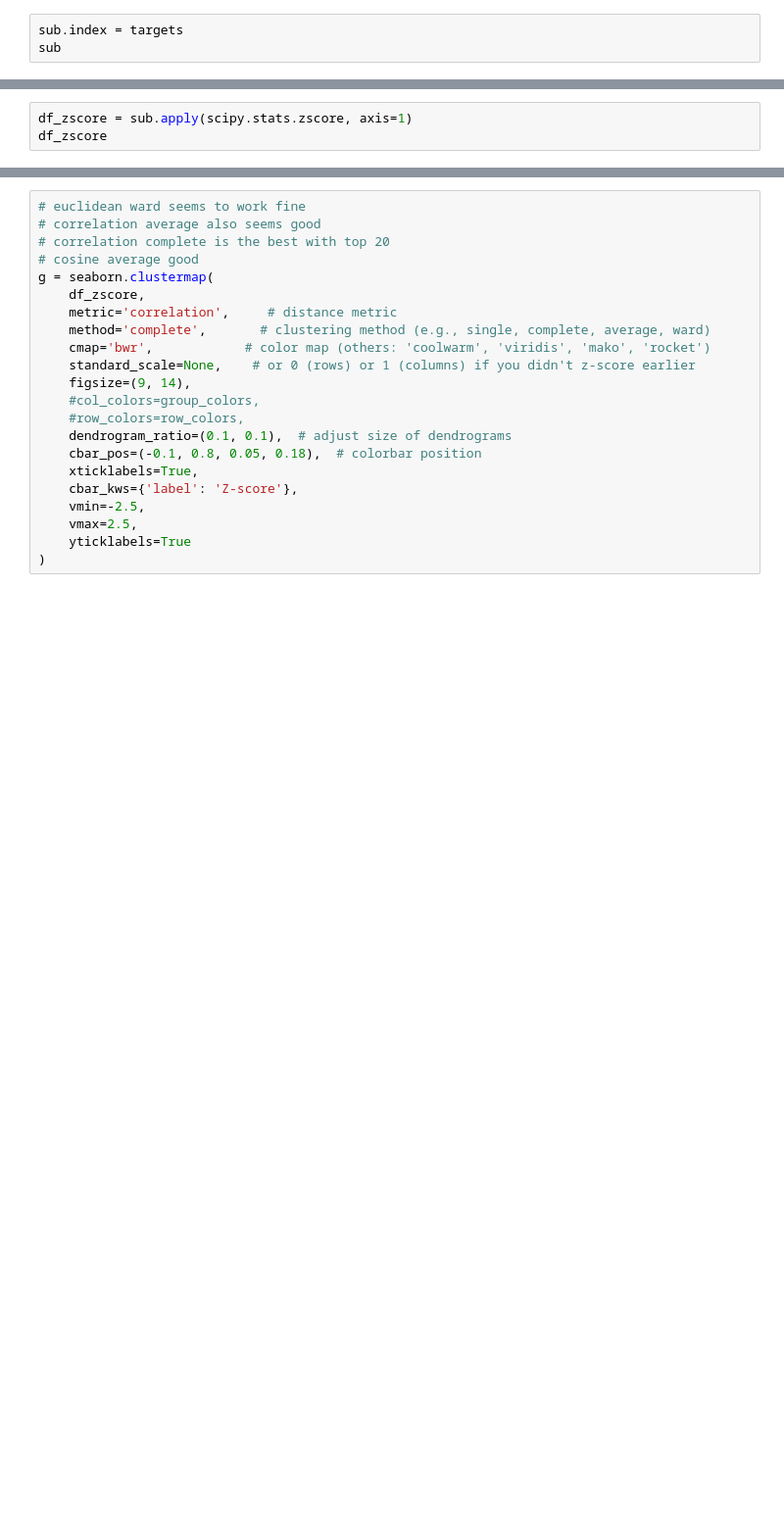
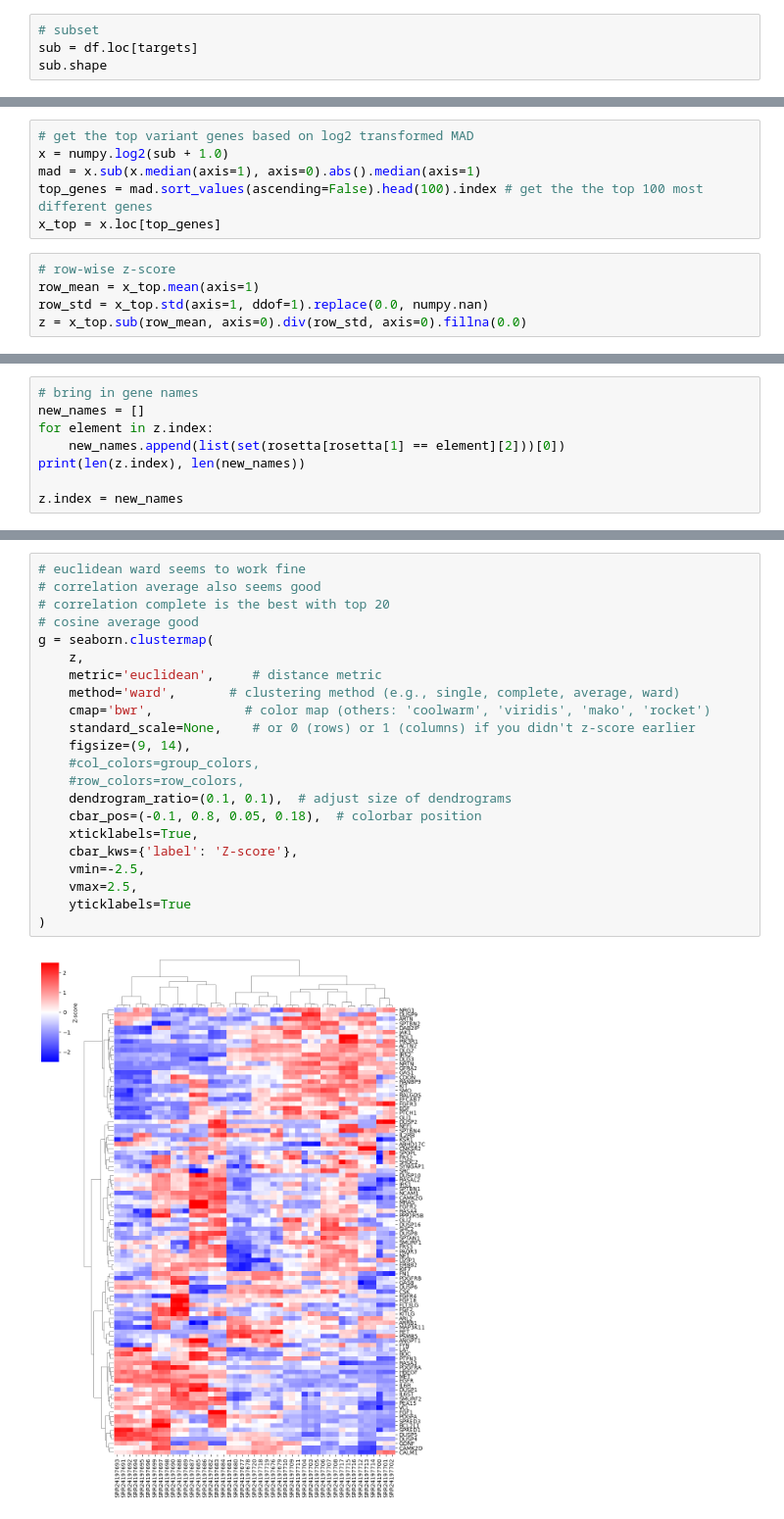
Before and after one commit to adelomana/BMCBF, a Jupyter notebook: research/038_husavik/003_pattern/heatmap data driven feb26.ipynb, the cells around one changed output, grey strips where cells are left out. Shown at 98% size. Saved outputs shown, nothing was run; the diff lists cells and outputs as text; blank space fills up the shorter version.

```diff
--- a/research/038_husavik/003_pattern/heatmap data driven feb26.ipynb
+++ b/research/038_husavik/003_pattern/heatmap data driven feb26.ipynb
@@ -103,3 +122,4 @@ sub
 # %%
-sub.index = targets
-sub
+# subset
+sub = df.loc[targets]
+sub.shape
@@ -106,3 +128,11 @@ sub
+# %%
+# get the top variant genes based on log2 transformed MAD
+x = numpy.log2(sub + 1.0)
+mad = x.sub(x.median(axis=1), axis=0).abs().median(axis=1)
+top_genes = mad.sort_values(ascending=False).head(100).index # get the the top 100 most different genes
+x_top = x.loc[top_genes]
 # %%
-df_zscore = sub.apply(scipy.stats.zscore, axis=1)
-df_zscore
+# row-wise z-score
+row_mean = x_top.mean(axis=1)
+row_std = x_top.std(axis=1, ddof=1).replace(0.0, numpy.nan)
+z = x_top.sub(row_mean, axis=0).div(row_std, axis=0).fillna(0.0)
@@ -108,0 +157,8 @@ df_zscore
+# %%
+# bring in gene names
+new_names = []
+for element in z.index:
+    new_names.append(list(set(rosetta[rosetta[1] == element][2]))[0])
+print(len(z.index), len(new_names))
+
+z.index = new_names
@@ -109,22 +169,24 @@ df_zscore
 # %%
 # euclidean ward seems to work fine
 # correlation average also seems good
 # correlation complete is the best with top 20
 # cosine average good
 g = seaborn.clustermap(
-    df_zscore,
-    metric='correlation',     # distance metric
-    method='complete',       # clustering method (e.g., single, complete, average, ward)
+    z,
+    metric='euclidean',     # distance metric
+    method='ward',       # clustering method (e.g., single, complete, average, ward)
     cmap='bwr',            # color map (others: 'coolwarm', 'viridis', 'mako', 'rocket')
     standard_scale=None,    # or 0 (rows) or 1 (columns) if you didn't z-score earlier
     figsize=(9, 14),
     #col_colors=group_colors,
     #row_colors=row_colors,
     dendrogram_ratio=(0.1, 0.1),  # adjust size of dendrograms
     cbar_pos=(-0.1, 0.8, 0.05, 0.18),  # colorbar position
     xticklabels=True,
     cbar_kws={'label': 'Z-score'},
     vmin=-2.5,
     vmax=2.5,
     yticklabels=True
 )
+# %% [output]
+[figure, added]
```
Also changed, not shown: parts of 12 cells of this notebook, 1 other file.
